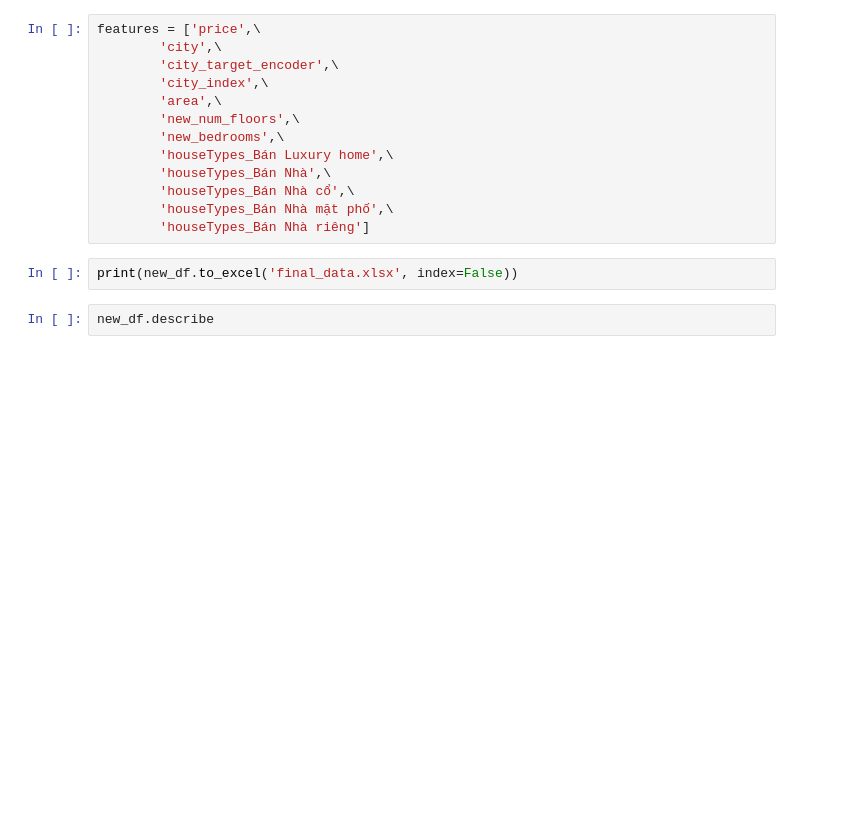
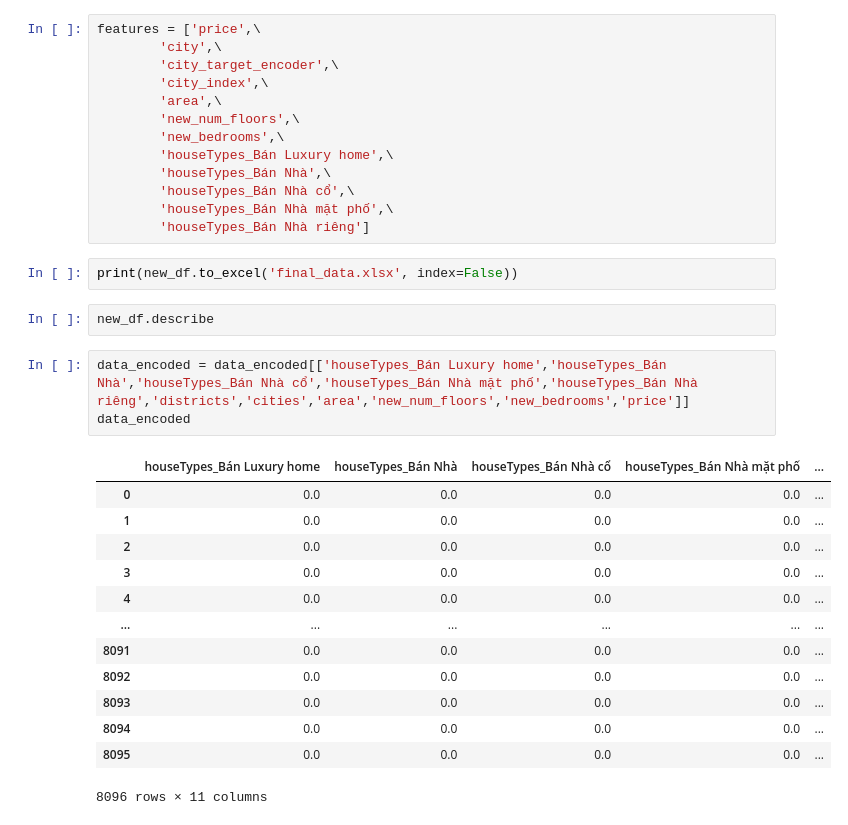
Before and after one commit to DatMinhLeChon/DS.Final, a Jupyter notebook: process.ipynb, the cells around one changed output. Cells and saved outputs as stored; diff of their text form; blank space fills up the shorter version.

```diff
--- a/process.ipynb
+++ b/process.ipynb
@@ -376,3 +409,20 @@ features = ['price',\
 print(new_df.to_excel('final_data.xlsx', index=False))
 # %%
 new_df.describe
+# %%
+data_encoded = data_encoded[['houseTypes_Bán Luxury home','houseTypes_Bán Nhà','houseTypes_Bán Nhà cổ','houseTypes_Bán Nhà mặt phố','houseTypes_Bán Nhà riêng','districts','cities','area','new_num_floors','new_bedrooms','price']]
+data_encoded
+# %% [output]
+|  | houseTypes_Bán Luxury home | houseTypes_Bán Nhà | houseTypes_Bán Nhà cổ | houseTypes_Bán Nhà mặt phố | ... |
+| 0 | 0.0 | 0.0 | 0.0 | 0.0 | ... |
+| 1 | 0.0 | 0.0 | 0.0 | 0.0 | ... |
+| 2 | 0.0 | 0.0 | 0.0 | 0.0 | ... |
+| 3 | 0.0 | 0.0 | 0.0 | 0.0 | ... |
+| 4 | 0.0 | 0.0 | 0.0 | 0.0 | ... |
+| ... | ... | ... | ... | ... | ... |
+| 8091 | 0.0 | 0.0 | 0.0 | 0.0 | ... |
+| 8092 | 0.0 | 0.0 | 0.0 | 0.0 | ... |
+| 8093 | 0.0 | 0.0 | 0.0 | 0.0 | ... |
+| 8094 | 0.0 | 0.0 | 0.0 | 0.0 | ... |
+| 8095 | 0.0 | 0.0 | 0.0 | 0.0 | ... |
+8096 rows × 11 columns
```
Also changed, not shown: parts of 8 cells of this notebook, 1 other file.
